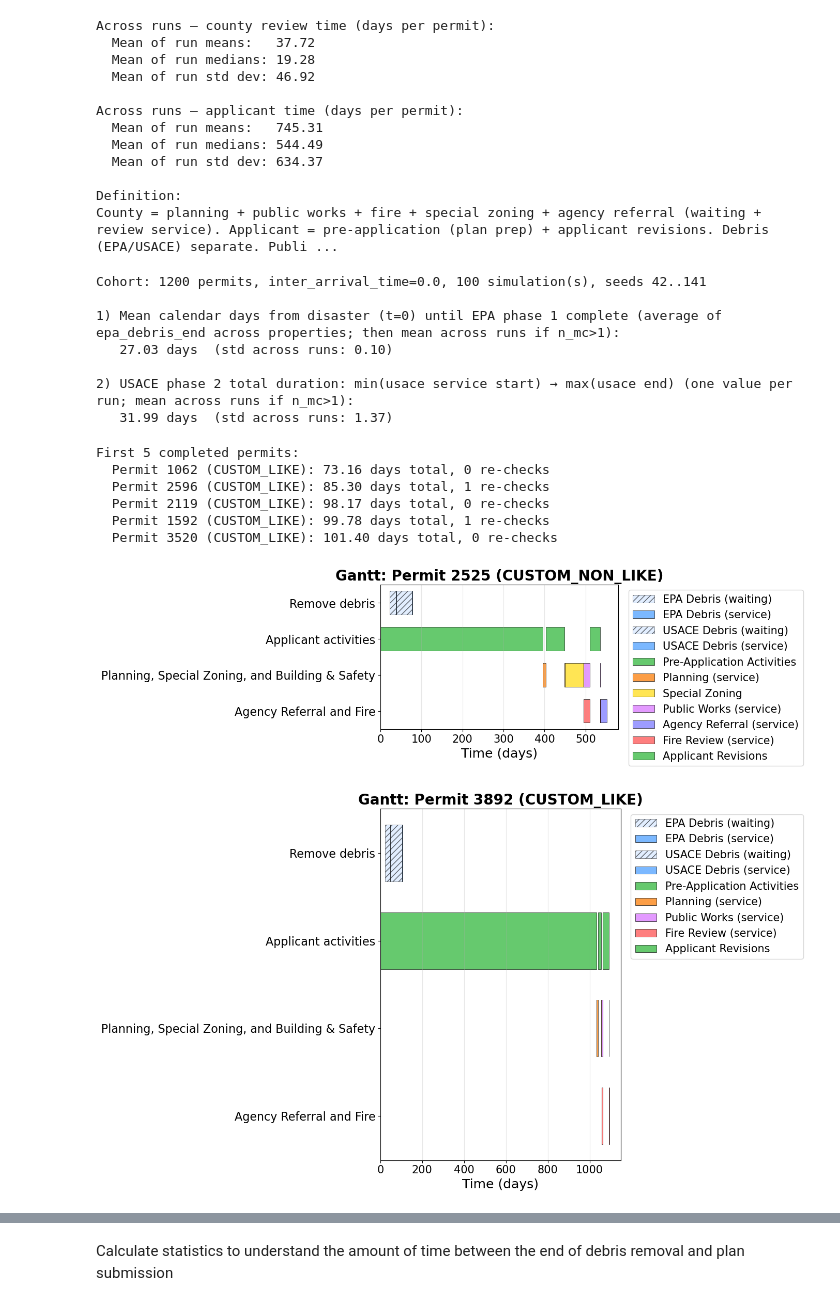
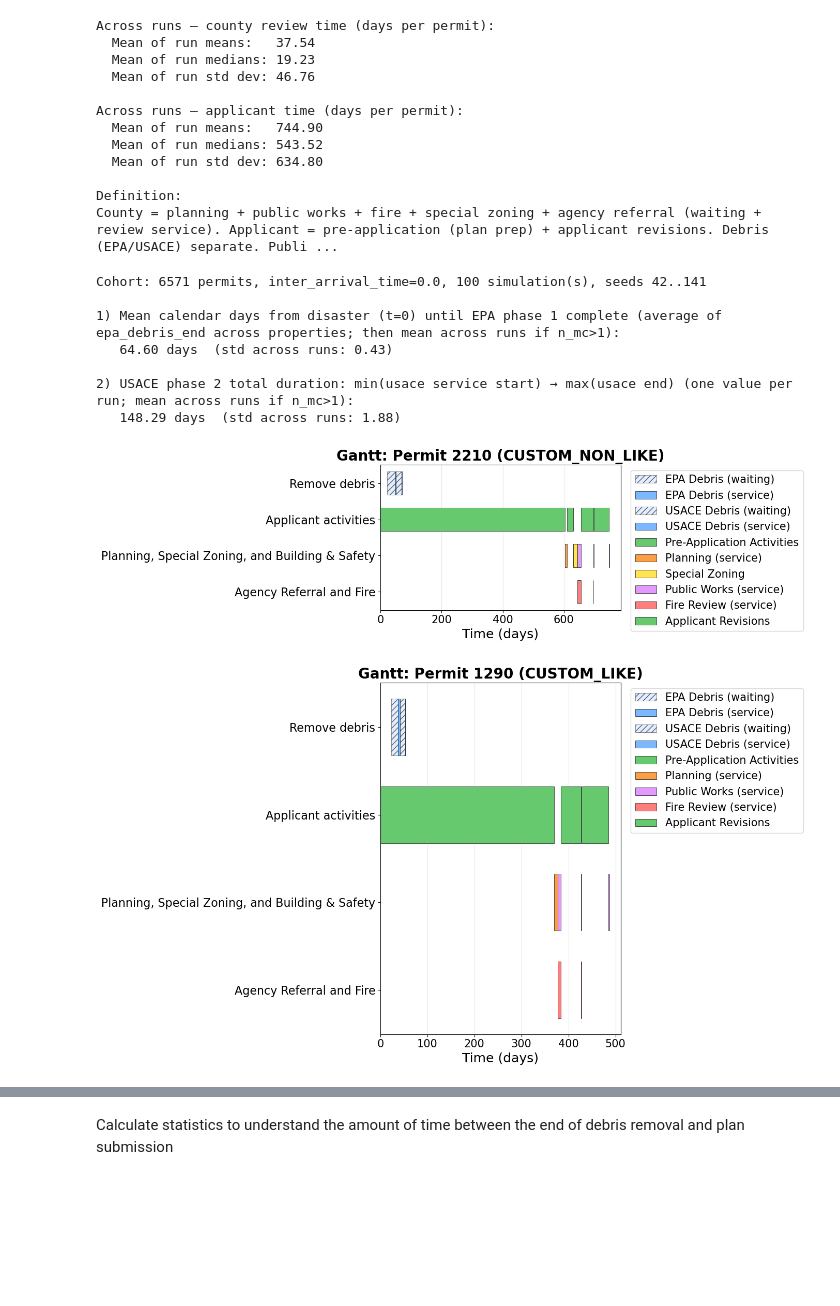
Before and after one commit to MIT-HSCL/permitting-model, a Jupyter notebook: run_simulation.ipynb, the cells around one changed output, grey strips where cells are left out. Cells and saved outputs as stored; diff of their text form; code cells hidden in the pictures; blank space fills up the shorter version.

Commit message:
Fixed the timeline data visualization

```diff
--- a/run_simulation.ipynb
+++ b/run_simulation.ipynb
@@ -7,7 +7,7 @@ import numpy as np
 
 # --- Global run controls ---
 NUM_PERMITS = 6571
-N_RUNS = 20
+N_RUNS = 100
 BASE_SEED = 42
 INTER_ARRIVAL_TIME = 0.0
 SIMULATION_DURATION = None
@@ -155,14 +155,14 @@ if definitions:
     print(definitions[0])
 # %% [output]
 Across runs — county review time (days per permit):
-  Mean of run means:   37.72
-  Mean of run medians: 19.28
-  Mean of run std dev: 46.92
+  Mean of run means:   37.54
+  Mean of run medians: 19.23
+  Mean of run std dev: 46.76
 
 Across runs — applicant time (days per permit):
-  Mean of run means:   745.31
-  Mean of run medians: 544.49
-  Mean of run std dev: 634.37
+  Mean of run means:   744.90
+  Mean of run medians: 543.52
+  Mean of run std dev: 634.80
 
 Definition:
 County = planning + public works + fire + special zoning + agency referral (waiting + review service). Applicant = pre-application (plan prep) + applicant revisions. Debris (EPA/USACE) separate. Publi ...
@@ -177,7 +177,7 @@ from run_simulation import run_simulation
 import numpy as np
 
 # --- knobs ---
-num_permits = 1200
+num_permits = 6571
 inter_arrival_time = 0.0
 n_mc = 100
 base_seed = 42
@@ -228,10 +228,10 @@ print(
 )
 print(f"   {m_us:.2f} days" + (f"  (std across runs: {s_us:.2f})" if n_mc > 1 else ""))
 # %% [output]
-Cohort: 1200 permits, inter_arrival_time=0.0, 100 simulation(s), seeds 42..141
+Cohort: 6571 permits, inter_arrival_time=0.0, 100 simulation(s), seeds 42..141
 
 1) Mean calendar days from disaster (t=0) until EPA phase 1 complete (average of epa_debris_end across properties; then mean across runs if n_mc>1):
-   27.03 days  (std across runs: 0.10)
+   64.60 days  (std across runs: 0.43)
 
 2) USACE phase 2 total duration: min(usace service start) → max(usace end) (one value per run; mean across runs if n_mc>1):
-   31.99 days  (std across runs: 1.37)
+   148.29 days  (std across runs: 1.88)
@@ -241,18 +238,3 @@ Cohort: 1200 permits, inter_arrival_time=0.0, 100 simulation(s), seeds 42..141
-# %%
-# Optional: Access individual permit data
-print(f"\nFirst 5 completed permits:")
-for permit in all_permits[:5]:
-    total_time = permit.ready_for_construction - permit.created_at if permit.ready_for_construction else None
-    print(f"  Permit {permit.permit_id} ({permit.segment.name}): "
-          f"{total_time:.2f} days total, "
-          f"{permit.public_works_rechecks} re-checks")
-# %% [output]
-First 5 completed permits:
-  Permit 1062 (CUSTOM_LIKE): 73.16 days total, 0 re-checks
-  Permit 2596 (CUSTOM_LIKE): 85.30 days total, 1 re-checks
-  Permit 2119 (CUSTOM_LIKE): 98.17 days total, 0 re-checks
-  Permit 1592 (CUSTOM_LIKE): 99.78 days total, 1 re-checks
-  Permit 3520 (CUSTOM_LIKE): 101.40 days total, 0 re-checks
 # %%
 # Gantt chart for one random permit in segment 4 (CUSTOM_NON_LIKE)
 # Parallel activities (e.g. Public Works, Fire Review, Public Health) appear on separate rows
@@ -269,31 +251,31 @@ fig, ax = plot_gantt_one_random_permit_segment(
 if fig:
     plt.show()
 # %% [output]
-[figure, old version]
+[figure, new version]
 # %%
 # Gantt chart for one random permit in segment 4 (CUSTOM_NON_LIKE)
 # Parallel activities (e.g. Public Works, Fire Review, Public Health) appear on separate rows
 from visualize_permits import plot_gantt_single_permit
 import matplotlib.pyplot as plt
 import random
 
 # One random run from the 100, same list index as before (representative Gantt)
-_run = random.Random(42).choice(results)
+_run = random.Random(36).choice(results)
 _run_permits = _run.get("permits", [])
 
 if not _run_permits:
     print("No permits available in selected run.")
 else:
-    selected_permit = random.Random(42).choice(_run_permits)
+    selected_permit = random.Random(36).choice(_run_permits)
     fig, ax = plot_gantt_single_permit(
         selected_permit,
         figsize=(14, 8),
         color_option="option_1",
     )
     if fig:
         plt.show()
 # %% [output]
-[figure, old version]
+[figure, new version]
 # %%
 # Gantt chart for 3 random permits
 from visualize_permits import plot_gantt_three_random_permits
```
Also changed, not shown: parts of 11 cells of this notebook, 2 other files.
